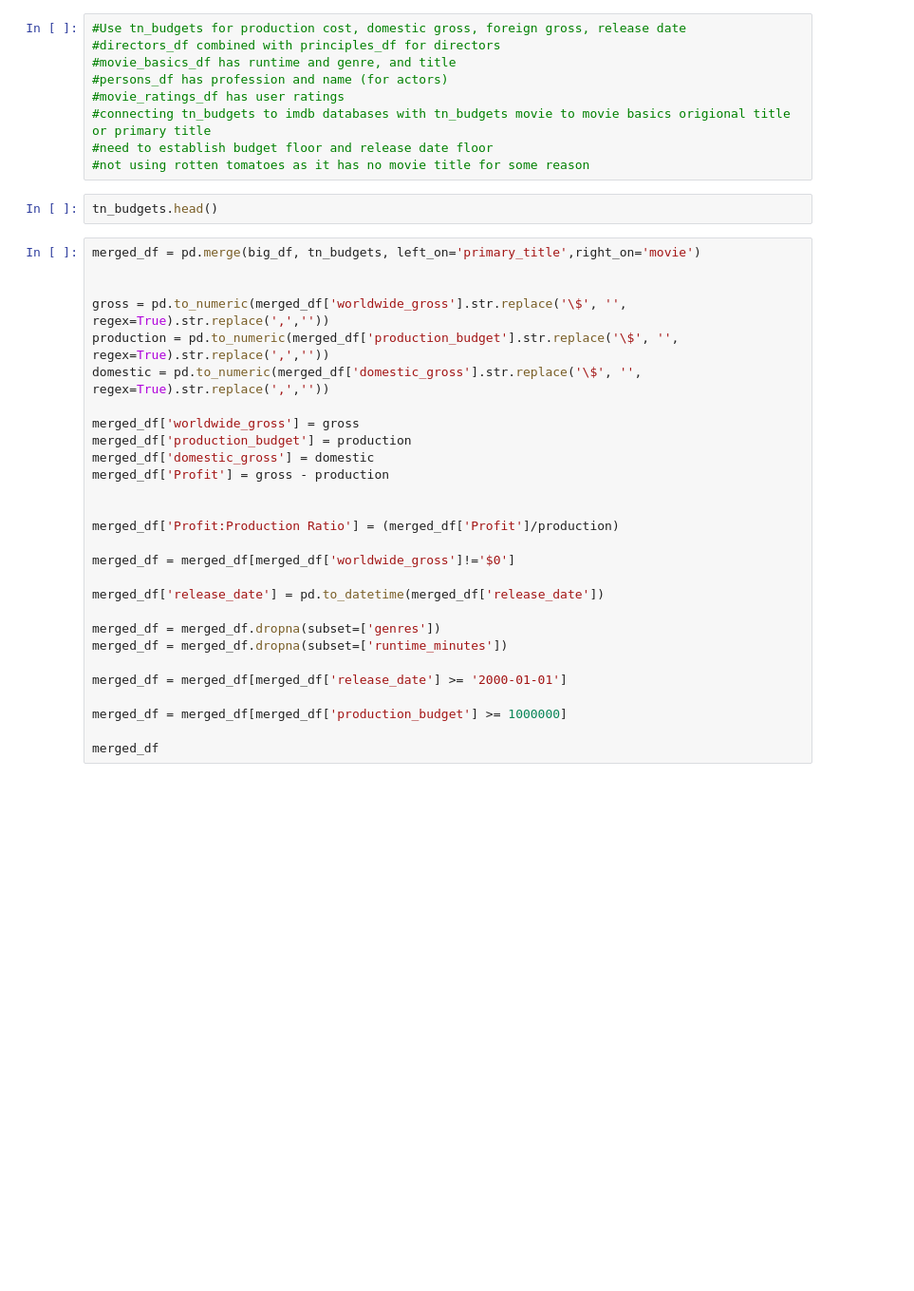
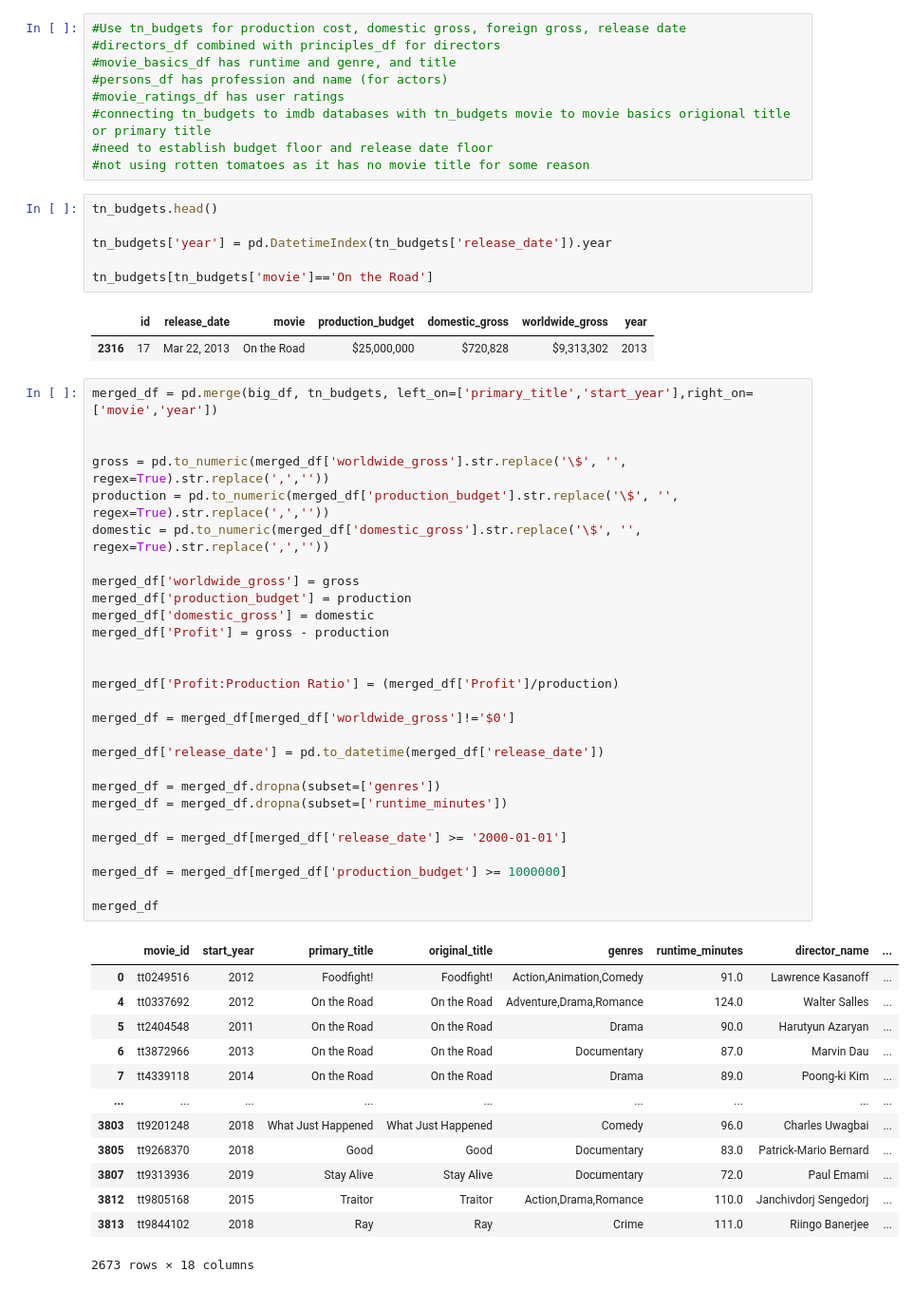
Before and after one commit to Keys2610/dsc-phase-2-project-v3, a Jupyter notebook: data_cleaning.ipynb, the cells around one changed output. Shown: that part at 95% size. Saved outputs shown, nothing was run; the diff lists cells and outputs as text; blank space fills up the shorter version.

```diff
--- a/data_cleaning.ipynb
+++ b/data_cleaning.ipynb
@@ -118,31 +269,52 @@ tn_budgets.head()
 #not using rotten tomatoes as it has no movie title for some reason
 # %%
 tn_budgets.head()
+
+tn_budgets['year'] = pd.DatetimeIndex(tn_budgets['release_date']).year
+
+tn_budgets[tn_budgets['movie']=='On the Road']
+# %% [output]
+|  | id | release_date | movie | production_budget | domestic_gross | worldwide_gross | year |
+| 2316 | 17 | Mar 22, 2013 | On the Road | $25,000,000 | $720,828 | $9,313,302 | 2013 |
 # %%
-merged_df = pd.merge(big_df, tn_budgets, left_on='primary_title',right_on='movie')
+merged_df = pd.merge(big_df, tn_budgets, left_on=['primary_title','start_year'],right_on=['movie','year'])
 
 
 gross = pd.to_numeric(merged_df['worldwide_gross'].str.replace('\$', '', regex=True).str.replace(',',''))
 production = pd.to_numeric(merged_df['production_budget'].str.replace('\$', '', regex=True).str.replace(',',''))
 domestic = pd.to_numeric(merged_df['domestic_gross'].str.replace('\$', '', regex=True).str.replace(',',''))
 
 merged_df['worldwide_gross'] = gross
 merged_df['production_budget'] = production
 merged_df['domestic_gross'] = domestic
 merged_df['Profit'] = gross - production
 
 
 merged_df['Profit:Production Ratio'] = (merged_df['Profit']/production)
 
 merged_df = merged_df[merged_df['worldwide_gross']!='$0']
 
 merged_df['release_date'] = pd.to_datetime(merged_df['release_date'])
 
 merged_df = merged_df.dropna(subset=['genres'])
 merged_df = merged_df.dropna(subset=['runtime_minutes'])
 
 merged_df = merged_df[merged_df['release_date'] >= '2000-01-01']
 
 merged_df = merged_df[merged_df['production_budget'] >= 1000000]
 
 merged_df
+# %% [output]
+|  | movie_id | start_year | primary_title | original_title | genres | runtime_minutes | director_name | ... |
+| 0 | tt0249516 | 2012 | Foodfight! | Foodfight! | Action,Animation,Comedy | 91.0 | Lawrence Kasanoff | ... |
+| 4 | tt0337692 | 2012 | On the Road | On the Road | Adventure,Drama,Romance | 124.0 | Walter Salles | ... |
+| 5 | tt2404548 | 2011 | On the Road | On the Road | Drama | 90.0 | Harutyun Azaryan | ... |
+| 6 | tt3872966 | 2013 | On the Road | On the Road | Documentary | 87.0 | Marvin Dau | ... |
+| 7 | tt4339118 | 2014 | On the Road | On the Road | Drama | 89.0 | Poong-ki Kim | ... |
+| ... | ... | ... | ... | ... | ... | ... | ... | ... |
+| 3803 | tt9201248 | 2018 | What Just Happened | What Just Happened | Comedy | 96.0 | Charles Uwagbai | ... |
+| 3805 | tt9268370 | 2018 | Good | Good | Documentary | 83.0 | Patrick-Mario Bernard | ... |
+| 3807 | tt9313936 | 2019 | Stay Alive | Stay Alive | Documentary | 72.0 | Paul Emami | ... |
+| 3812 | tt9805168 | 2015 | Traitor | Traitor | Action,Drama,Romance | 110.0 | Janchivdorj Sengedorj | ... |
+| 3813 | tt9844102 | 2018 | Ray | Ray | Crime | 111.0 | Riingo Banerjee | ... |
+2673 rows × 18 columns
```
Also changed, not shown: parts of 15 cells of this notebook.
